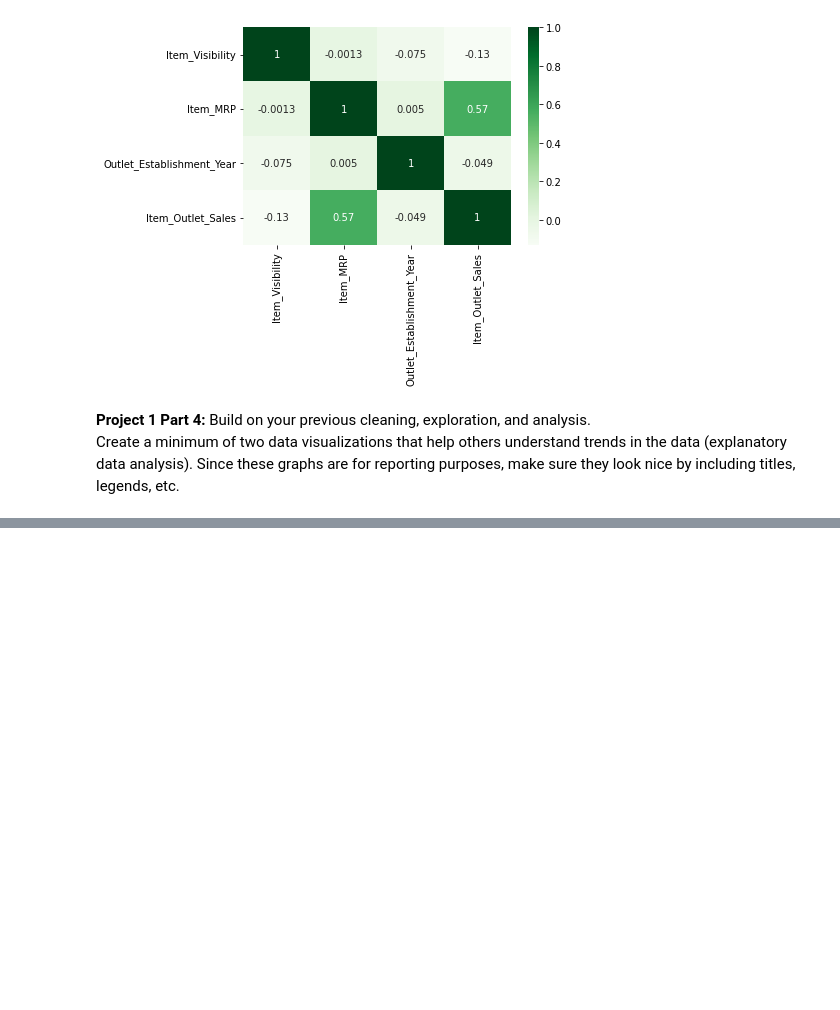
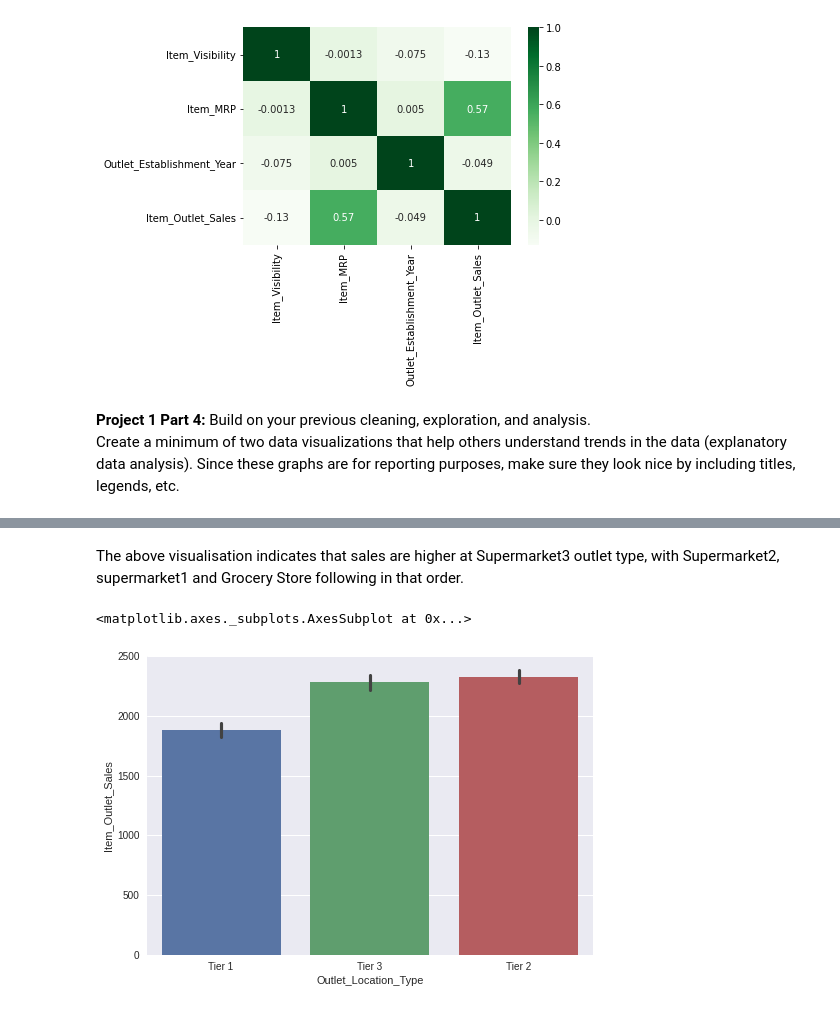
Before and after one commit to Ssendags/Food_Sales_Predictions, a Jupyter notebook: Ssendagire_Denis_Project_1_food_sales_prediction.ipynb, the cells around one changed output, grey strips where cells are left out. Drawn from its saved outputs; the diff is of its cells as text; code cells hidden in the pictures; blank space fills up the shorter version.

```diff
--- a/Ssendagire_Denis_Project_1_food_sales_prediction.ipynb
+++ b/Ssendagire_Denis_Project_1_food_sales_prediction.ipynb
@@ -298,0 +317,10 @@ Since these graphs are for reporting purposes, make sure they look nice by inclu
+# %% [markdown]
+The above visualisation indicates that sales are higher at Supermarket3 outlet type, with Supermarket2, supermarket1 and Grocery Store following in that order.
+# %%
+plt.style.use("seaborn")
+outlet_location = df["Outlet_Location_Type"]
+outlet_sales = df["Item_Outlet_Sales"]
+sns.barplot(x = outlet_location, y = outlet_sales)
+# %% [output]
+<matplotlib.axes._subplots.AxesSubplot at 0x...>
+[figure, added]
```
Also changed, not shown: parts of 3 cells of this notebook.
